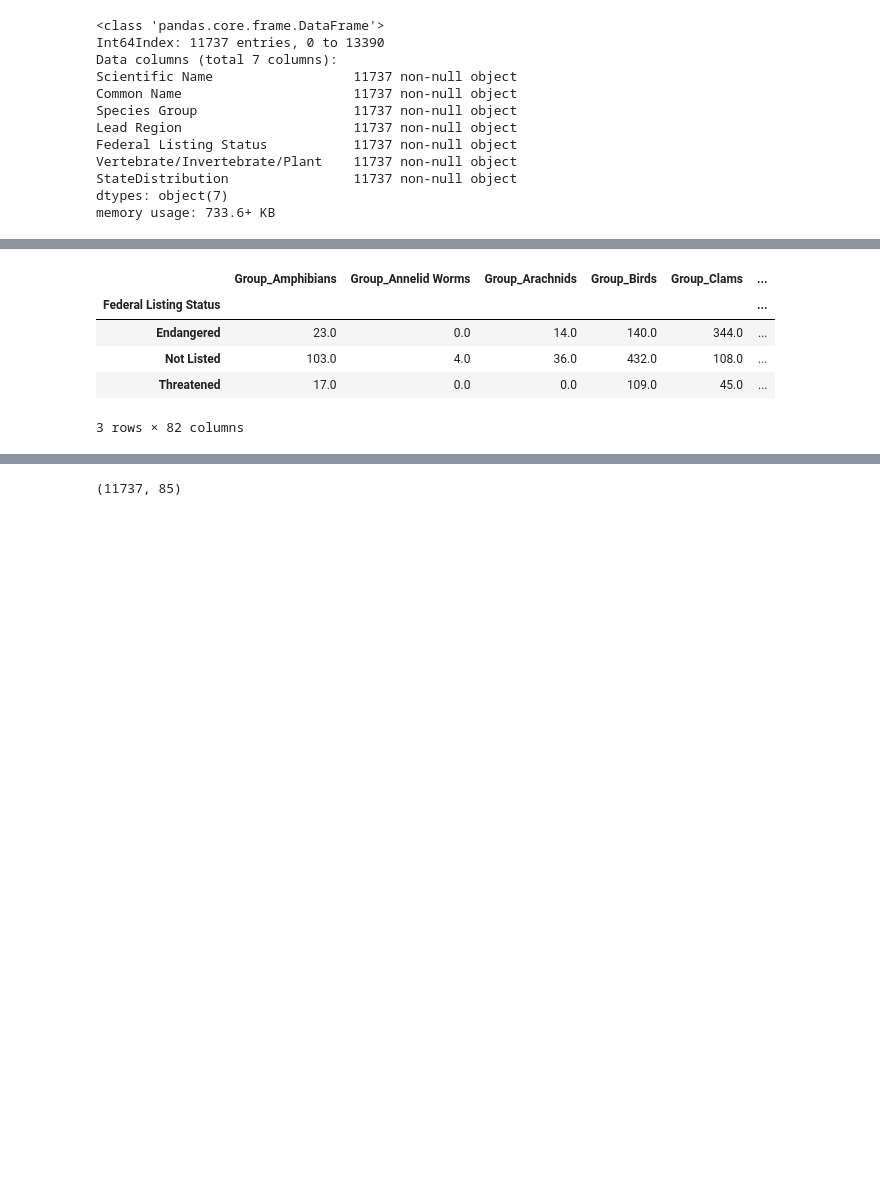
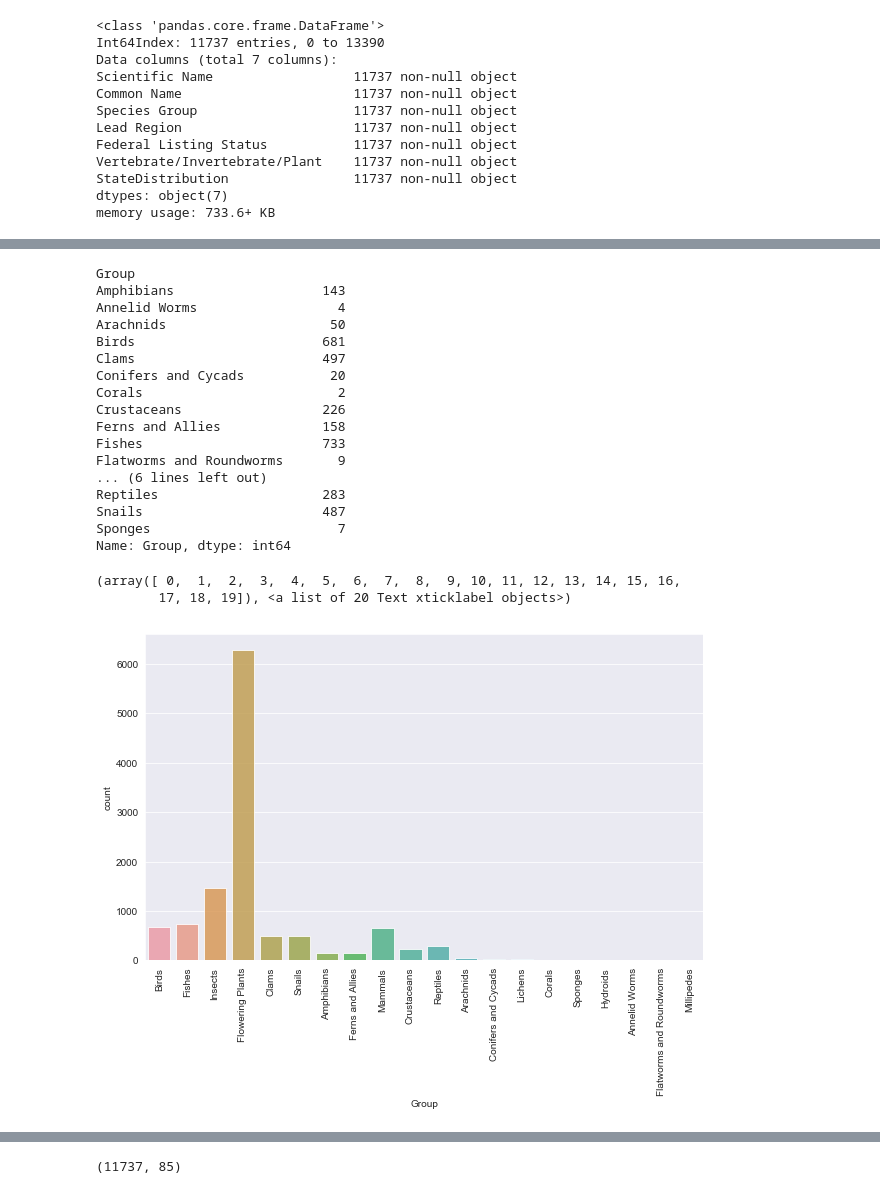
Before and after one commit to acdick/endangered_species_classification, a Jupyter notebook: Source/endangered_species.ipynb, the cells around one changed output, grey strips where cells are left out. Saved outputs shown, nothing was run; the diff lists cells and outputs as text; code cells hidden in the pictures; blank space fills up the shorter version.

Commit message:
added eda plots

```diff
--- a/Source/endangered_species.ipynb
+++ b/Source/endangered_species.ipynb
@@ -260,12 +260,30 @@ species.head()
 | 2 | Acipenser oxyrinchus (=oxyrhynchu... | Atlantic sturgeon (Gulf subspecies) | Fishes | 4 | Threatened | V | AL |
 | 3 | Agarodes alabamensis | [Unnamed] caddisfly | Insects | 4 | Not Listed | I | AL |
 | 4 | Agrimonia incisa | Incised groovebur | Flowering Plants | 4 | Not Listed | P | AL |
-# %%
-species.groupby('Federal Listing Status').sum()
-# %% [output]
-|  | Group_Amphibians | Group_Annelid Worms | Group_Arachnids | Group_Birds | Group_Clams | ... |
-| Federal Listing Status |  |  |  |  |  | ... |
-| Endangered | 23.0 | 0.0 | 14.0 | 140.0 | 344.0 | ... |
-| Not Listed | 103.0 | 4.0 | 36.0 | 432.0 | 108.0 | ... |
-| Threatened | 17.0 | 0.0 | 0.0 | 109.0 | 45.0 | ... |
-3 rows × 82 columns
+# %%
+print(species.groupby('Group')['Group'].count())
+
+fig, aa = plt.subplots(figsize=(10,6))
+sns.countplot(species['Group'], alpha=0.8)
+plt.xticks(rotation=90)
+# %% [output]
+Group
+Amphibians                   143
+Annelid Worms                  4
+Arachnids                     50
+Birds                        681
+Clams                        497
+Conifers and Cycads           20
+Corals                         2
+Crustaceans                  226
+Ferns and Allies             158
+Fishes                       733
+Flatworms and Roundworms       9
+... (6 lines left out)
+Reptiles                     283
+Snails                       487
+Sponges                        7
+Name: Group, dtype: int64
+(array([ 0,  1,  2,  3,  4,  5,  6,  7,  8,  9, 10, 11, 12, 13, 14, 15, 16,
+        17, 18, 19]), <a list of 20 Text xticklabel objects>)
+[figure, added]
```
Also changed, not shown: parts of 24 cells of this notebook.
